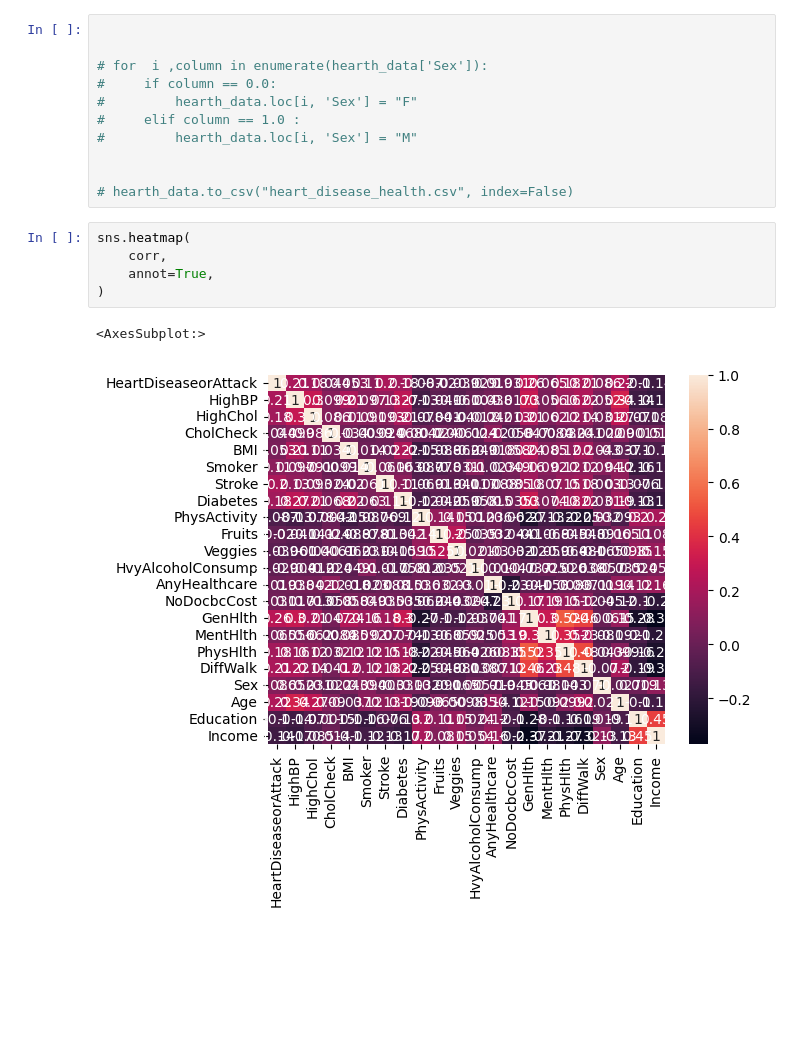
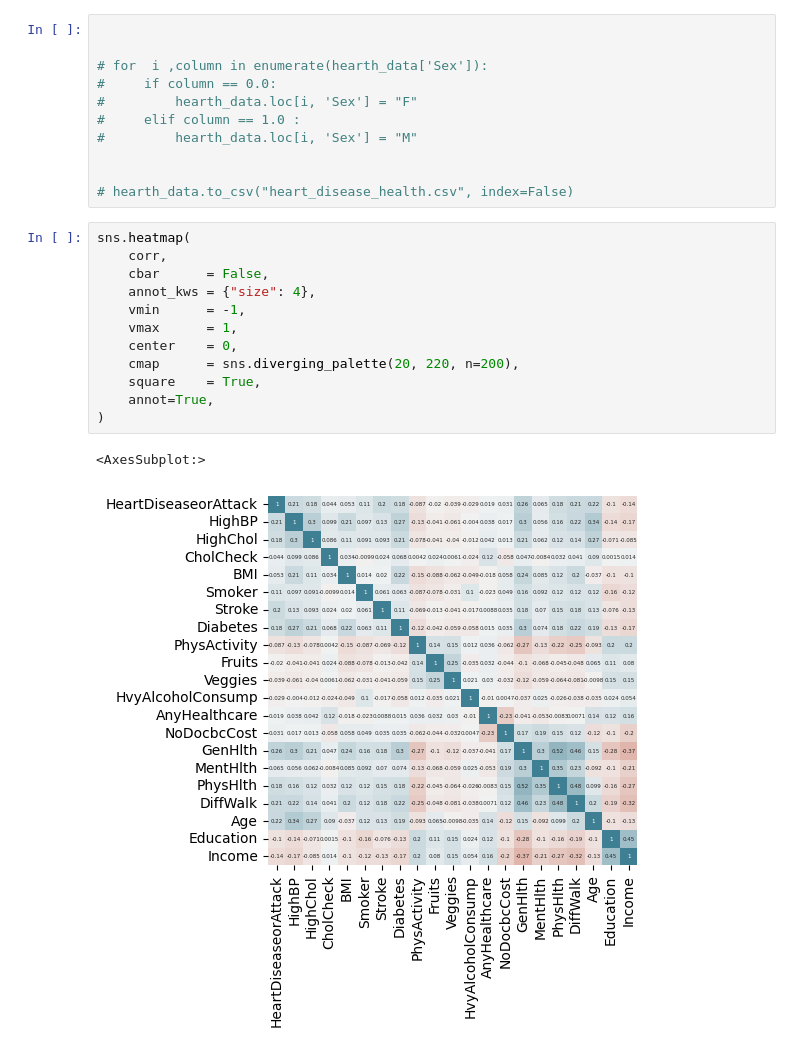
Before and after one commit to wizeline/MLOps_bootcamp_team1_2022, a Jupyter notebook: RaymundoLed/heart_disease.ipynb, the cells around one changed output. Cells and saved outputs as stored; diff of their text form; blank space fills up the shorter version.

```diff
--- a/RaymundoLed/heart_disease.ipynb
+++ b/RaymundoLed/heart_disease.ipynb
@@ -188,11 +283,18 @@ display(corr)
 
 
 # hearth_data.to_csv("heart_disease_health.csv", index=False)
-# %%
-sns.heatmap(
-    corr,
-    annot=True,
-)
-# %% [output]
-<AxesSubplot:>
-[figure, removed]
+# %%
+sns.heatmap(
+    corr,
+    cbar      = False,
+    annot_kws = {"size": 4},
+    vmin      = -1,
+    vmax      = 1,
+    center    = 0,
+    cmap      = sns.diverging_palette(20, 220, n=200),
+    square    = True,
+    annot=True,
+)
+# %% [output]
+<AxesSubplot:>
+[figure, added]
```
Also changed, not shown: parts of 6 cells of this notebook.
